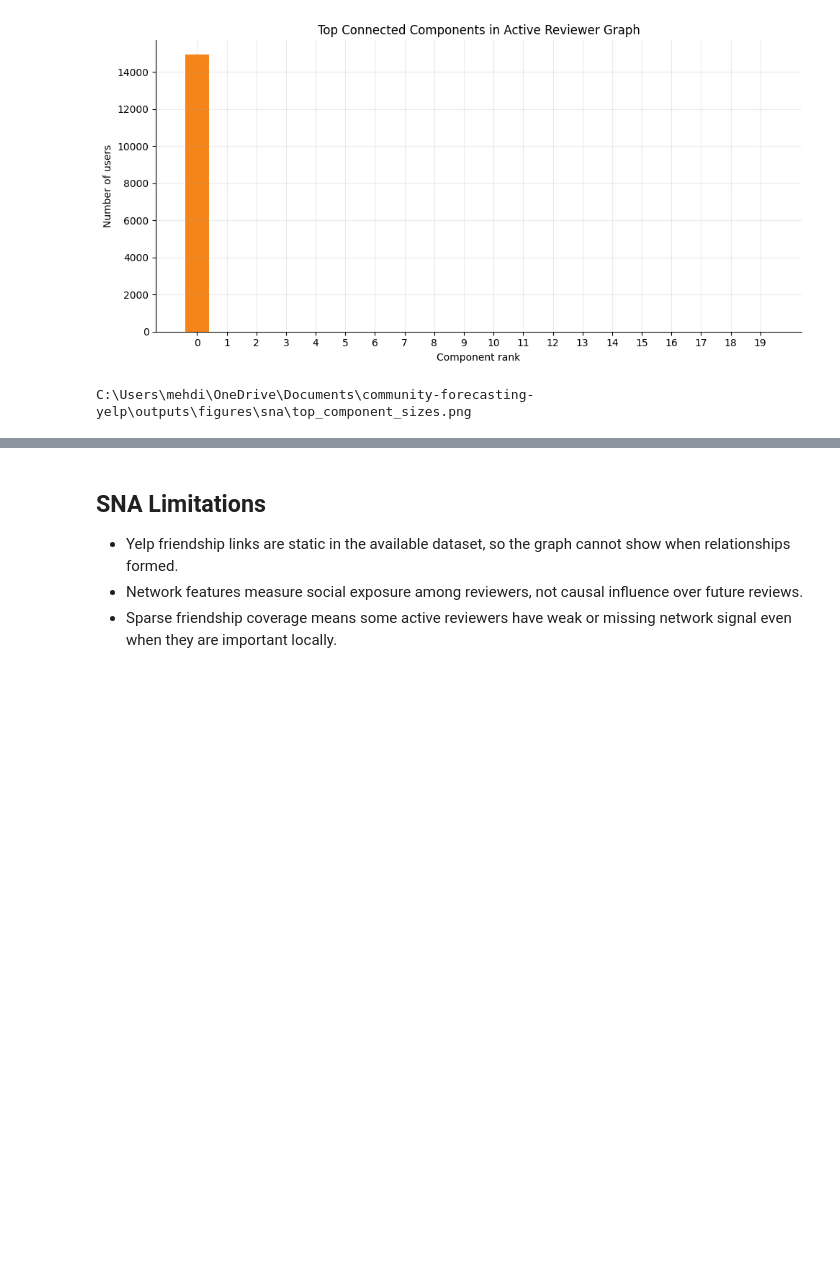
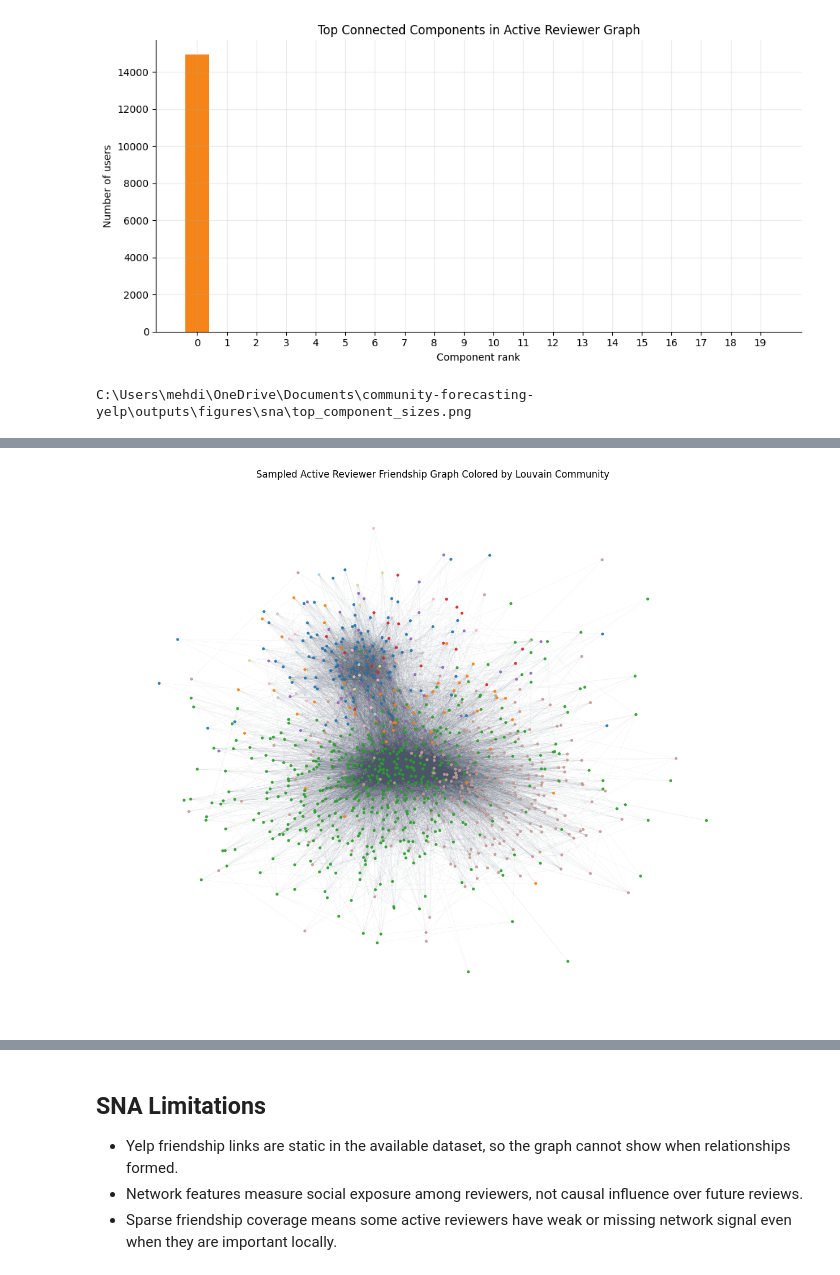
Before and after one commit to MehdiHellall/community-forecasting-yelp, a Jupyter notebook: notebooks/04_social_network_analysis.ipynb, the cells around one changed output, grey strips where cells are left out. Saved outputs shown, nothing was run; the diff lists cells and outputs as text; code cells hidden in the pictures; blank space fills up the shorter version.

```diff
--- a/notebooks/04_social_network_analysis.ipynb
+++ b/notebooks/04_social_network_analysis.ipynb
@@ -413,0 +714,90 @@ C:\Users\mehdi\OneDrive\Documents\community-forecasting-yelp\outputs\figures\sna
+# %%
+# Visualise a sampled subgraph from the largest connected component with Louvain community colours.
+from collections import deque
+
+largest_component_nodes = set(components[0]) if components else set()
+sample_size = min(1000, len(largest_component_nodes))
+
+if sample_size:
+    largest_component_subgraph = G.subgraph(largest_component_nodes)
+    start_node = max(largest_component_nodes, key=lambda node: G.degree(node))
+    sampled_nodes = []
+    seen_nodes = {start_node}
+    frontier = deque([start_node])
+
+    while frontier and len(sampled_nodes) < sample_size:
+        node = frontier.popleft()
+        sampled_nodes.append(node)
+        new_neighbors = [
+            neighbor
+            for neighbor in largest_component_subgraph.neighbors(node)
+            if neighbor not in seen_nodes
+        ]
+        new_neighbors = sorted(new_neighbors, key=lambda neighbor: G.degree(neighbor), reverse=True)
+        for neighbor in new_neighbors:
+            seen_nodes.add(neighbor)
+            frontier.append(neighbor)
+
+    if len(sampled_nodes) < sample_size:
+        remaining_nodes = [
+            node
+            for node in sorted(largest_component_nodes)
+            if node not in set(sampled_nodes)
+        ]
+        sampled_nodes.extend(
+            pd.Series(remaining_nodes)
+            .sample(n=sample_size - len(sampled_nodes), random_state=42)
+            .tolist()
+        )
+
+    sampled_subgraph = G.subgraph(sampled_nodes[:sample_size]).copy()
+else:
+    sampled_subgraph = G.copy()
+
+sampled_communities = [louvain_partition.get(node, -1) for node in sampled_subgraph.nodes()]
+community_color_lookup = {
+    community_id: idx
+    for idx, community_id in enumerate(sorted(set(sampled_communities)))
+}
+node_color_values = [community_color_lookup[community_id] for community_id in sampled_communities]
+
+layout = nx.spring_layout(
+    sampled_subgraph,
+    seed=42,
+    weight="weight",
+    iterations=60,
+    k=0.16,
+)
+
+fig, ax = plt.subplots(figsize=(12, 10))
+nx.draw_networkx_edges(
+    sampled_subgraph,
+    layout,
+    ax=ax,
+    alpha=0.08,
+    width=0.4,
+    edge_color="#4A5568",
+)
+nx.draw_networkx_nodes(
+    sampled_subgraph,
+    layout,
+    ax=ax,
+    node_size=14,
+    node_color=node_color_values,
+    cmap=plt.cm.tab20,
+    linewidths=0,
+    alpha=0.92,
+)
+ax.set_title("Sampled Active Reviewer Friendship Graph Colored by Louvain Community")
+ax.set_axis_off()
+fig.tight_layout()
+community_graph_path = FIGURES_DIR / "community_graph.png"
+fig.savefig(community_graph_path, dpi=180)
+plt.show()
+plt.close(fig)
+
+print(f"Sampled nodes: {sampled_subgraph.number_of_nodes():,}")
+print(f"Sampled edges: {sampled_subgraph.number_of_edges():,}")
+print(f"Saved: {community_graph_path}")
+# %% [output]
+[figure, added]
```
Also changed, not shown: parts of 14 cells of this notebook, 3 other files.
